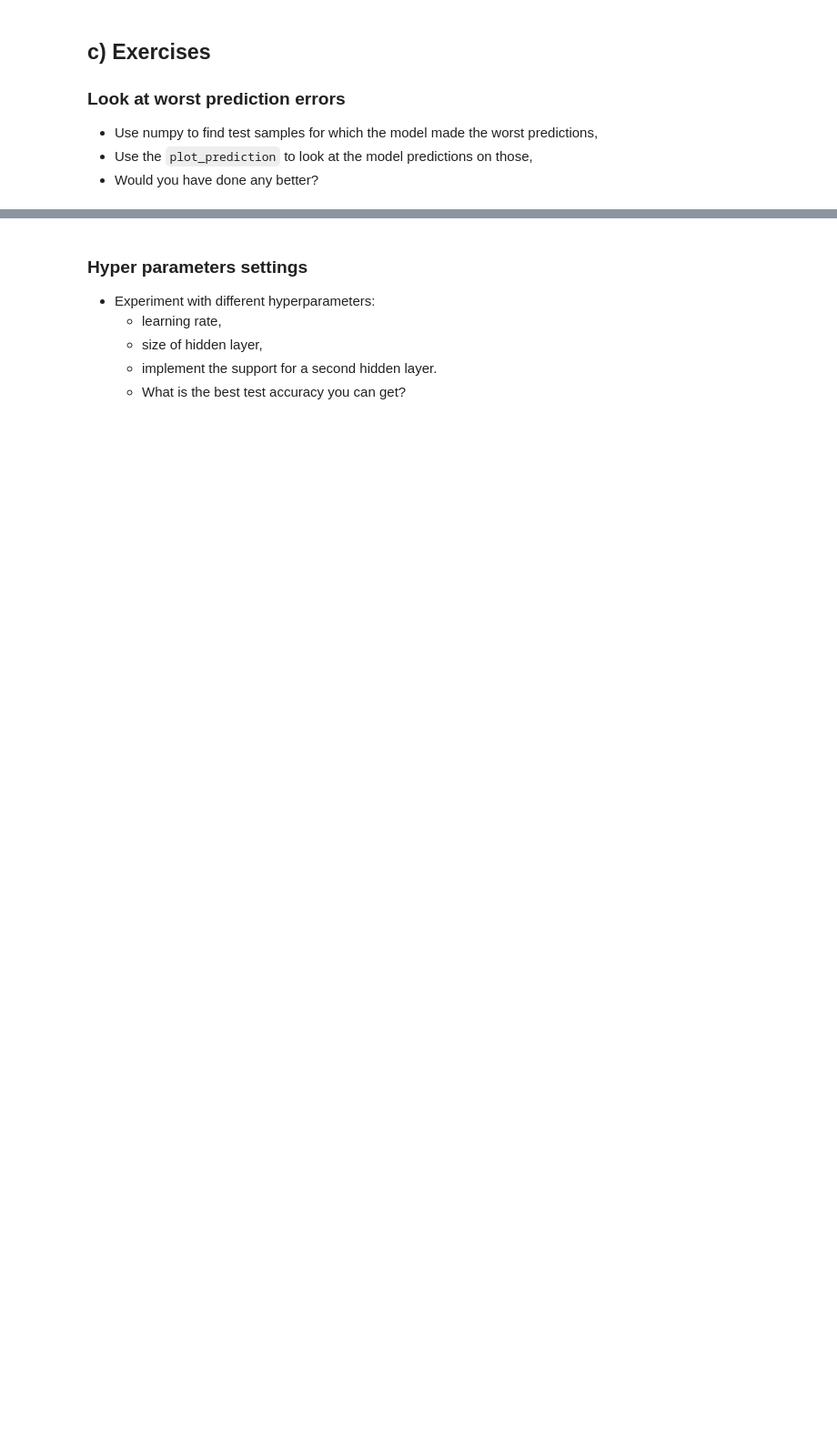
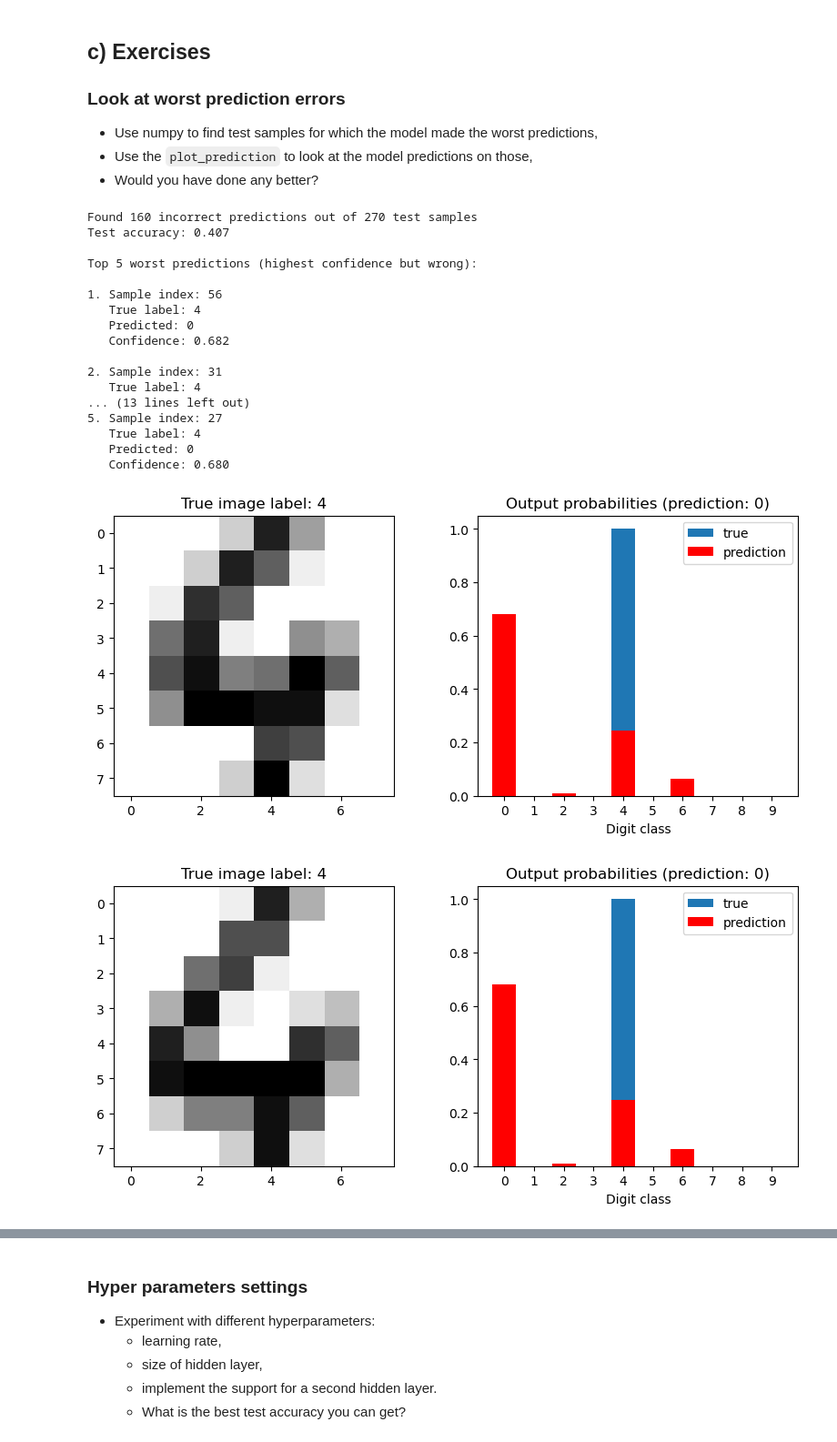
Before and after one commit to yankyylankyy/deep_learning, a Jupyter notebook: 01_materials/labs/lab_2.ipynb, the cells around one changed output, grey strips where cells are left out. Shown at 91% size. Saved outputs shown, nothing was run; the diff lists cells and outputs as text; code cells hidden in the pictures; blank space fills up the shorter version.

```diff
--- a/01_materials/labs/lab_2.ipynb
+++ b/01_materials/labs/lab_2.ipynb
@@ -342,17 +367,17 @@ class NeuralNet():
 
     def forward_hidden(self, X):
         # Compute the linear combination of the input and weights
-        self.Z_h = None
+        self.Z_h = np.dot(X, self.W_h) + self.b_h
 
         # Apply the sigmoid activation function
-        return None
+        return sigmoid(self.Z_h)
 
     def forward_output(self, H):
         # Compute the linear combination of the hidden layer activation and weights
-        self.Z_o = None
+        self.Z_o = np.dot(H, self.W_o) + self.b_o
 
-        # Apply the sigmoid activation function
-        return None
+        # Apply the softmax activation function
+        return softmax(self.Z_o)
 
     def forward(self, X):
         # Compute the forward activations of the hidden and output layers
@@ -363,7 +388,9 @@ class NeuralNet():
 
     def loss(self, X, y):
         y = y.astype(int)
-        return None
+        y_onehot = one_hot(self.output_size, y)
+        y_pred = self.forward(X)
+        return nll(y_onehot, y_pred) / len(X)
 
     def grad_loss(self, X, y_true):
         y_true = one_hot(self.output_size, y_true)
@@ -467,0 +522,57 @@ plot_prediction(model, sample_idx=4)
+# %%
+# Your code here
+# Find test samples with worst predictions
+# Get predictions for all test samples
+y_pred_probs = model.forward(X_test)
+y_pred = np.argmax(y_pred_probs, axis=1)
+
+# Get the predicted probability for the true class for each sample
+true_class_probs = y_pred_probs[np.arange(len(y_test)), y_test]
+
+# Find incorrect predictions
+incorrect_mask = y_pred != y_test
+incorrect_indices = np.where(incorrect_mask)[0]
+
+# Among incorrect predictions, find those with highest confidence (worst errors)
+if len(incorrect_indices) > 0:
+    # Get the maximum predicted probability for each incorrect prediction
+    max_probs_incorrect = np.max(y_pred_probs[incorrect_indices], axis=1)
+
+    # Sort by confidence (descending) to get worst errors first
+    worst_indices_sorted = incorrect_indices[np.argsort(max_probs_incorrect)[::-1]]
+
+    # Display the 5 worst predictions
+    print(f"Found {len(incorrect_indices)} incorrect predictions out of {len(y_test)} test samples")
+    print(f"Test accuracy: {1 - len(incorrect_indices)/len(y_test):.3f}")
+    print("\nTop 5 worst predictions (highest confidence but wrong):")
+
+    for i, idx in enumerate(worst_indices_sorted[:5]):
+        print(f"\n{i+1}. Sample index: {idx}")
+        print(f"   True label: {y_test[idx]}")
+        print(f"   Predicted: {y_pred[idx]}")
+        print(f"   Confidence: {np.max(y_pred_probs[idx]):.3f}")
+
+        # Plot the worst prediction
+        plot_prediction(model, sample_idx=idx)
+else:
+    print("No incorrect predictions found!")
+# %% [output]
+Found 160 incorrect predictions out of 270 test samples
+Test accuracy: 0.407
+
+Top 5 worst predictions (highest confidence but wrong):
+
+1. Sample index: 56
+   True label: 4
+   Predicted: 0
+   Confidence: 0.682
+
+2. Sample index: 31
+   True label: 4
+... (13 lines left out)
+5. Sample index: 27
+   True label: 4
+   Predicted: 0
+   Confidence: 0.680
+[figure, added]
+[figure, added]
```
Also changed, not shown: parts of 14 cells of this notebook.
